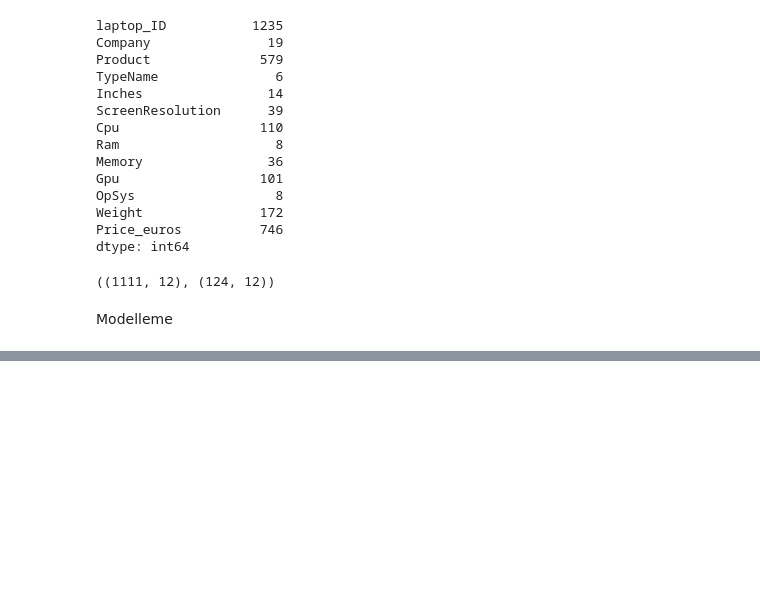
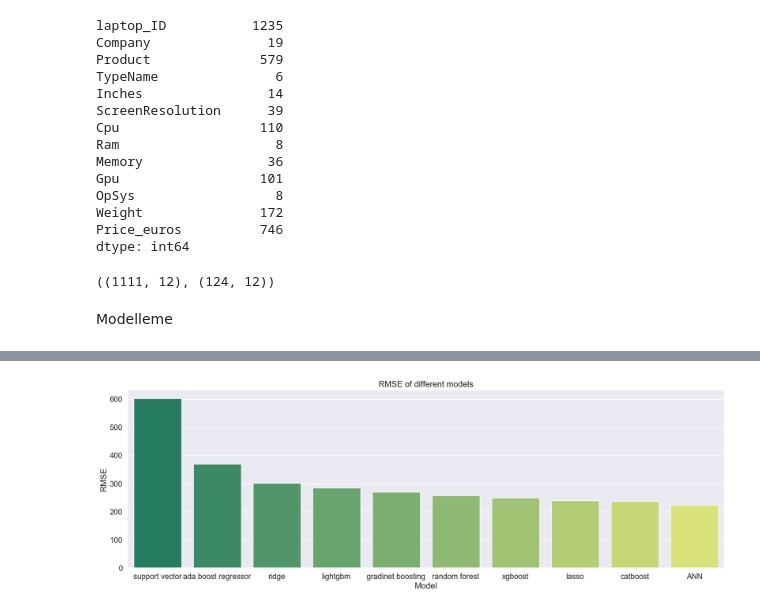
Before and after one commit to EmreUludag0/LaptopPrice, a Jupyter notebook: main.ipynb, the cells around one changed output, grey strips where cells are left out. Saved outputs shown, nothing was run; the diff lists cells and outputs as text; code cells hidden in the pictures; blank space fills up the shorter version.

```diff
--- a/main.ipynb
+++ b/main.ipynb
@@ -367,7 +373,7 @@ model.add(tf.keras.layers.Dense(200))
 model.add(tf.keras.layers.Dense(1))
 
 model.compile(
-    loss = 'rmse',
+    loss = root_mean_squared_error,
     optimizer = tf.keras.optimizers.Adam(),
     metrics = [tf.keras.metrics.RootMeanSquaredError(name = 'rmse')]
 )
@@ -381,0 +401,3 @@ ValueError: in user code:
+# %%
+RMSE_ann = model.evaluate(X_test.toarray(), y_test)[1]
+RMSE_ann
@@ -381,0 +407,9 @@ ValueError: in user code:
+# %%
+results = {}
+kf = KFold(n_splits= 10)
+
+for name, model in models.items():
+    result = np.mean(np.sqrt(-cross_val_score(model, X_train, y_train, scoring = 'neg_mean_squared_error', cv= kf)))
+    results[name] = result
+
+results['ANN'] = RMSE_ann
@@ -381,0 +448,3 @@ ValueError: in user code:
+# %%
+results_df = pd.DataFrame(results, index=range(0,1)).T.rename(columns={0: 'RMSE'}).sort_values('RMSE', ascending=False)
+results_df.T
@@ -381,0 +454,8 @@ ValueError: in user code:
+# %%
+plt.figure(figsize = (20, 6))
+sns.barplot(x= results_df.index, y = results_df['RMSE'], palette = 'summer')
+plt.xlabel('Model')
+plt.ylabel('RMSE')
+plt.title('RMSE of different models');
+# %% [output]
+[figure, added]
```
Also changed, not shown: parts of 7 cells of this notebook, 4 other files.
